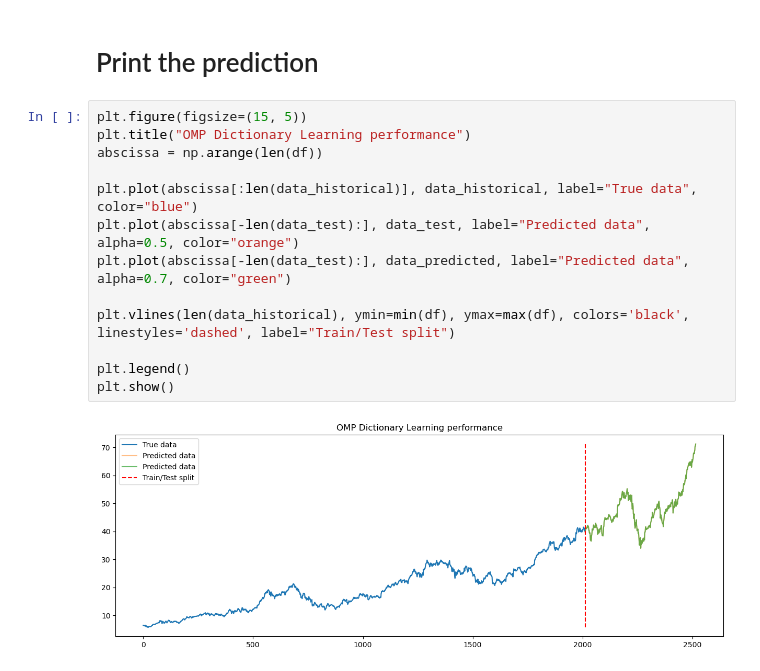
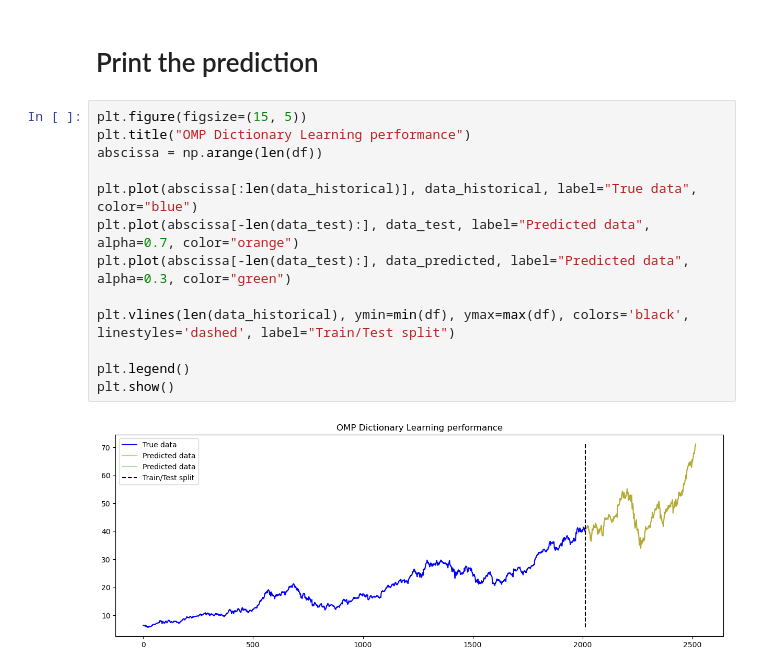
Before and after one commit to SullivanCastro/TimeSeriesProject, a Jupyter notebook: src/fts_src/utils.ipynb, the cells around one changed output. Saved outputs shown, nothing was run; the diff lists cells and outputs as text.

```diff
--- a/src/fts_src/utils.ipynb
+++ b/src/fts_src/utils.ipynb
@@ -45,15 +49,15 @@ RMSE: 0.22089754716926588
 # %%
 plt.figure(figsize=(15, 5))
 plt.title("OMP Dictionary Learning performance")
 abscissa = np.arange(len(df))
 
 plt.plot(abscissa[:len(data_historical)], data_historical, label="True data", color="blue")
-plt.plot(abscissa[-len(data_test):], data_test, label="Predicted data", alpha=0.5, color="orange")
-plt.plot(abscissa[-len(data_test):], data_predicted, label="Predicted data", alpha=0.7, color="green")
+plt.plot(abscissa[-len(data_test):], data_test, label="Predicted data", alpha=0.7, color="orange")
+plt.plot(abscissa[-len(data_test):], data_predicted, label="Predicted data", alpha=0.3, color="green")
 
 plt.vlines(len(data_historical), ymin=min(df), ymax=max(df), colors='black', linestyles='dashed', label="Train/Test split")
 
 plt.legend()
 plt.show()
 # %% [output]
-[figure, old version]
+[figure, new version]
```
Also changed, not shown: parts of 8 cells of this notebook, 8 other files.
